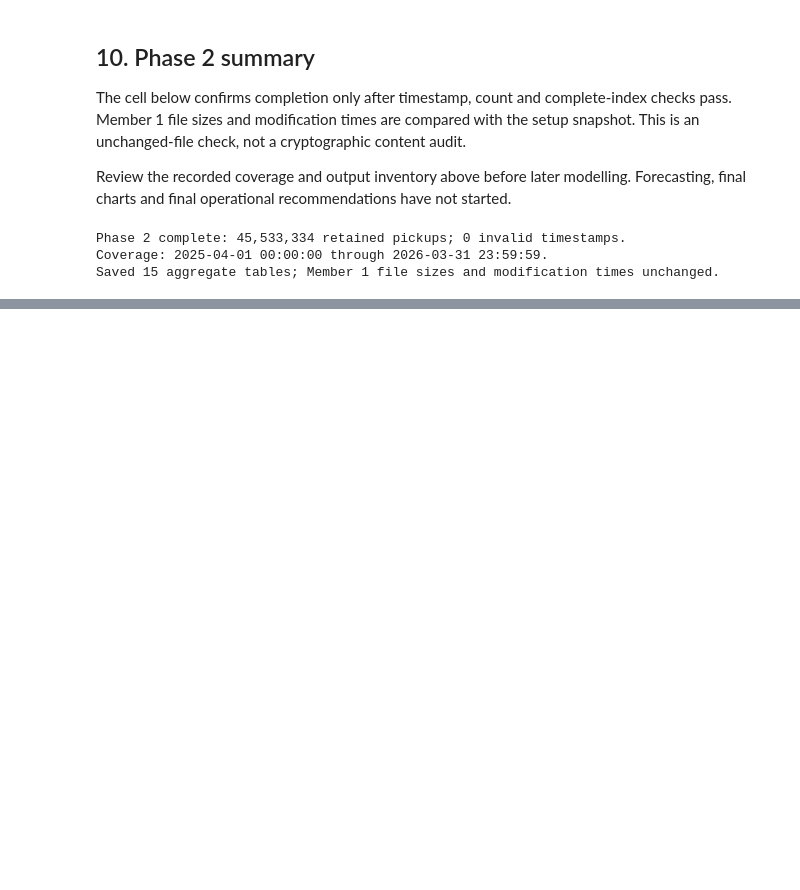
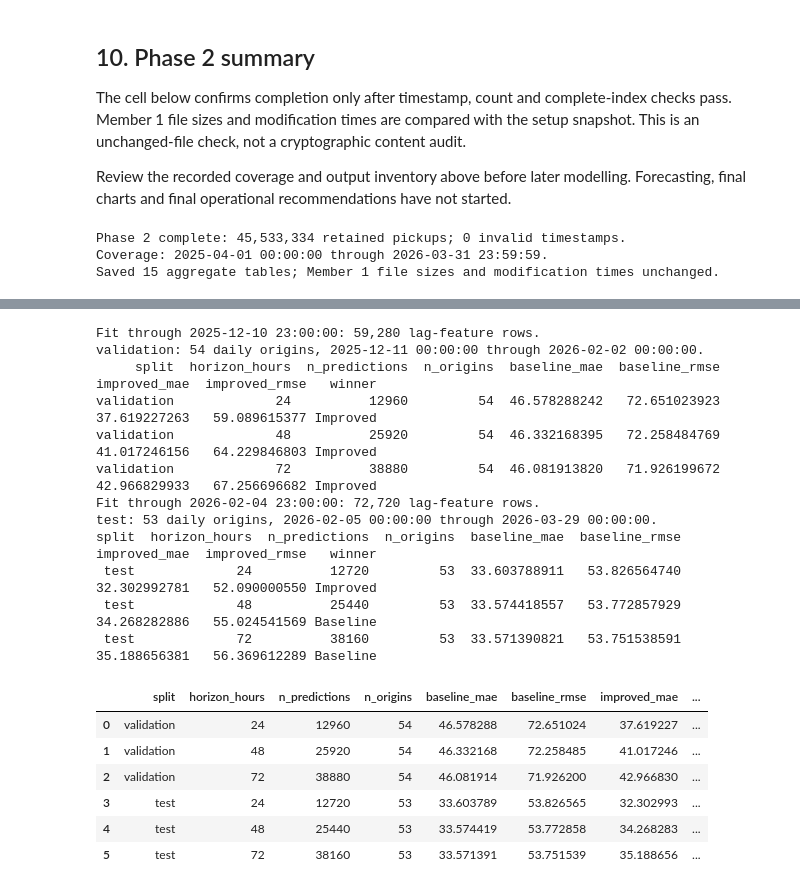
Before and after one commit to Tharukshan03/urban-flow-datathon-2026, a Jupyter notebook: notebooks/03_demand_and_spatial_analysis.ipynb, the cells around one changed output, grey strips where cells are left out. Drawn from its saved outputs; the diff is of its cells as text; code cells hidden in the pictures; blank space fills up the shorter version.

```diff
--- a/notebooks/03_demand_and_spatial_analysis.ipynb
+++ b/notebooks/03_demand_and_spatial_analysis.ipynb
@@ -188,0 +246,23 @@ Saved 15 aggregate tables; Member 1 file sizes and modification times unchanged.
+# %%
+feature_data, backtests, metrics, evaluation_seconds = forecasting.evaluate(wide)
+display(metrics)
+# %% [output]
+Fit through 2025-12-10 23:00:00: 59,280 lag-feature rows.
+validation: 54 daily origins, 2025-12-11 00:00:00 through 2026-02-02 00:00:00.
+     split  horizon_hours  n_predictions  n_origins  baseline_mae  baseline_rmse  improved_mae  improved_rmse   winner
+validation             24          12960         54  46.578288242   72.651023923  37.619227263   59.089615377 Improved
+validation             48          25920         54  46.332168395   72.258484769  41.017246156   64.229846803 Improved
+validation             72          38880         54  46.081913820   71.926199672  42.966829933   67.256696682 Improved
+Fit through 2026-02-04 23:00:00: 72,720 lag-feature rows.
+test: 53 daily origins, 2026-02-05 00:00:00 through 2026-03-29 00:00:00.
+split  horizon_hours  n_predictions  n_origins  baseline_mae  baseline_rmse  improved_mae  improved_rmse   winner
+ test             24          12720         53  33.603788911   53.826564740  32.302992781   52.090000550 Improved
+ test             48          25440         53  33.574418557   53.772857929  34.268282886   55.024541569 Baseline
+ test             72          38160         53  33.571390821   53.751538591  35.188656381   56.369612289 Baseline
+|  | split | horizon_hours | n_predictions | n_origins | baseline_mae | baseline_rmse | improved_mae | ... |
+| 0 | validation | 24 | 12960 | 54 | 46.578288 | 72.651024 | 37.619227 | ... |
+| 1 | validation | 48 | 25920 | 54 | 46.332168 | 72.258485 | 41.017246 | ... |
+| 2 | validation | 72 | 38880 | 54 | 46.081914 | 71.926200 | 42.966830 | ... |
+| 3 | test | 24 | 12720 | 53 | 33.603789 | 53.826565 | 32.302993 | ... |
+| 4 | test | 48 | 25440 | 53 | 33.574419 | 53.772858 | 34.268283 | ... |
+| 5 | test | 72 | 38160 | 53 | 33.571391 | 53.751539 | 35.188656 | ... |
```
Also changed, not shown: parts of 8 cells of this notebook, 9 other files.
